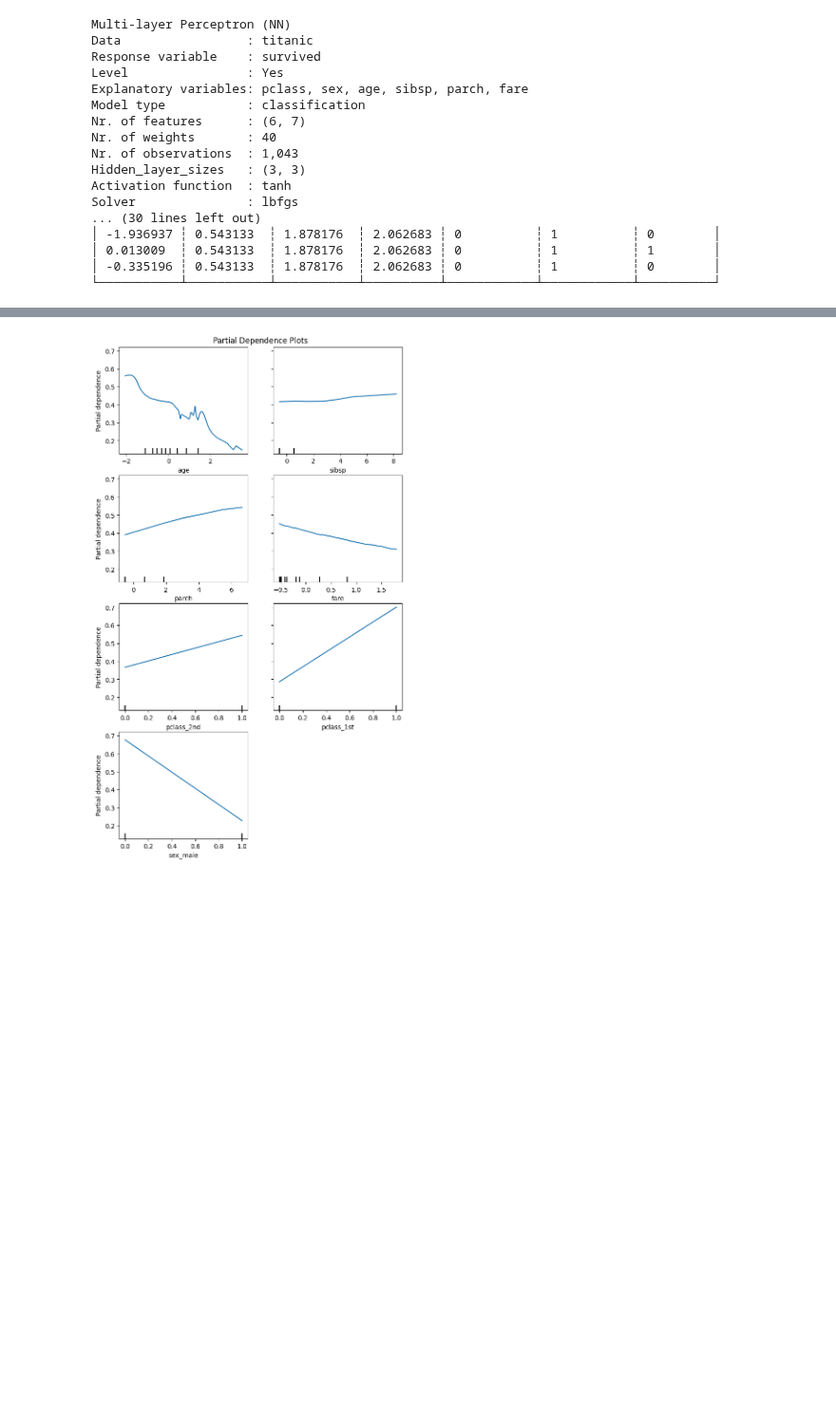
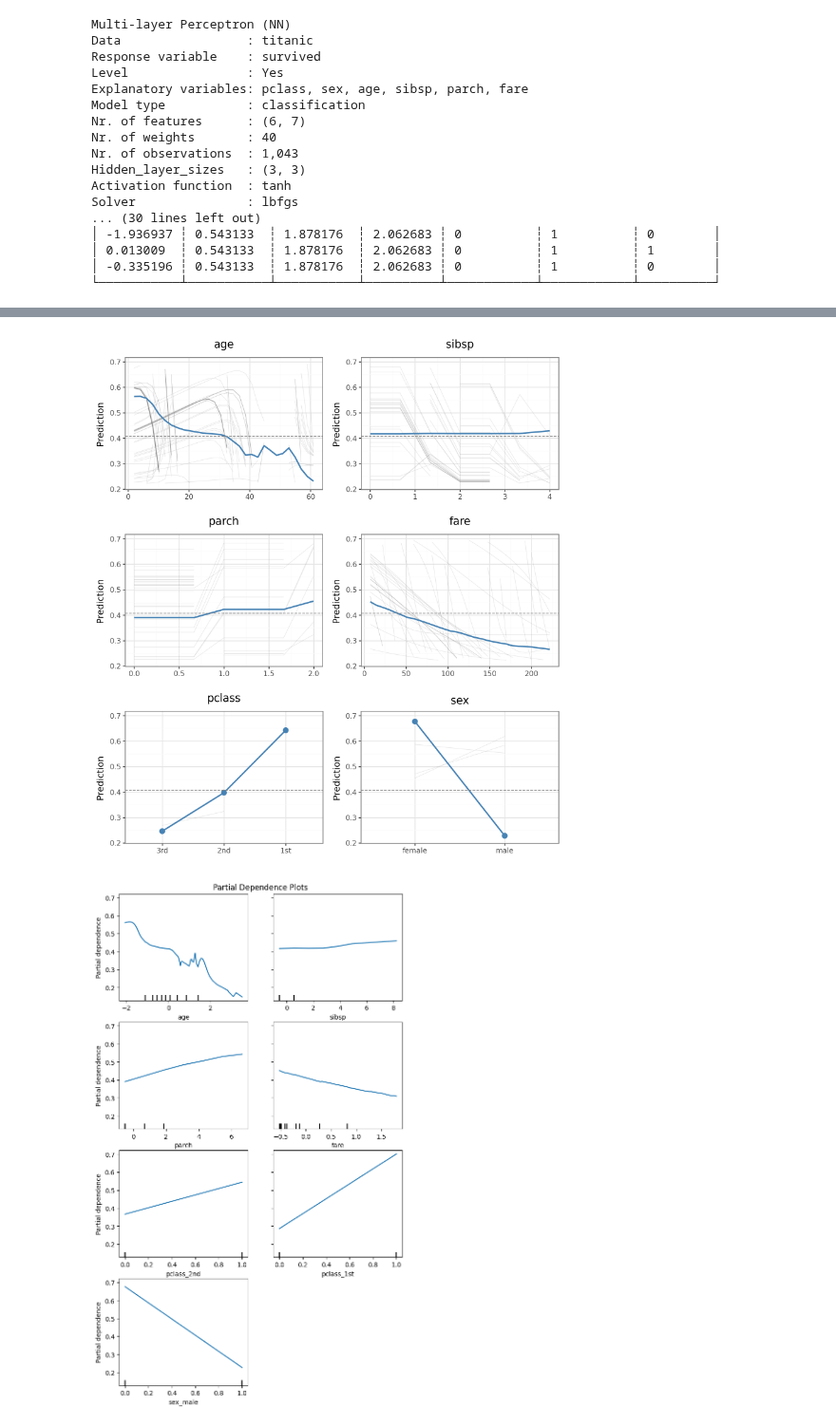
Before and after one commit to radiant-ai-hub/pyrsm, a Jupyter notebook: examples/model/model-mlp-classification.ipynb, the cells around one changed output, grey strips where cells are left out. Shown at 95% size. Drawn from its saved outputs; the diff is of its cells as text; code cells hidden in the pictures; blank space fills up the shorter version.

```diff
--- a/examples/model/model-mlp-classification.ipynb
+++ b/examples/model/model-mlp-classification.ipynb
@@ -166 +166,5 @@ clf_nn.plot("pdp")
+# %%
+clv_mlp.plot("pdp", ice=True)
+# %% [output]
+[figure, added]
 # %%
```
Also changed, not shown: parts of 27 cells of this notebook, 25 other files.
